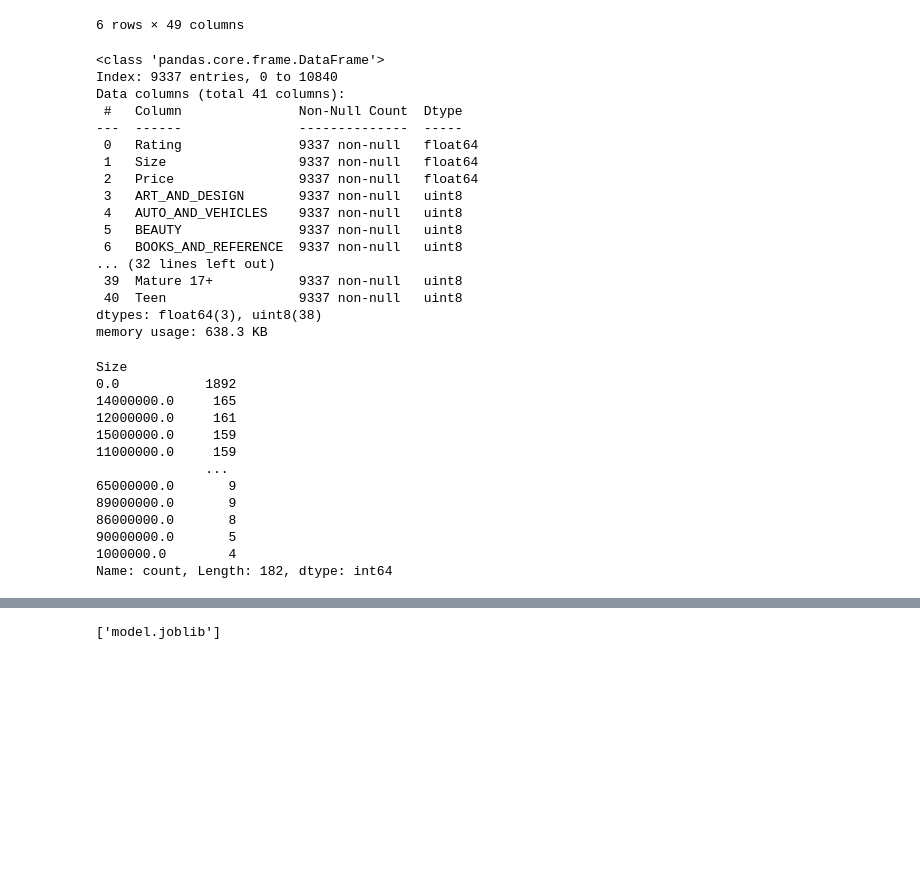
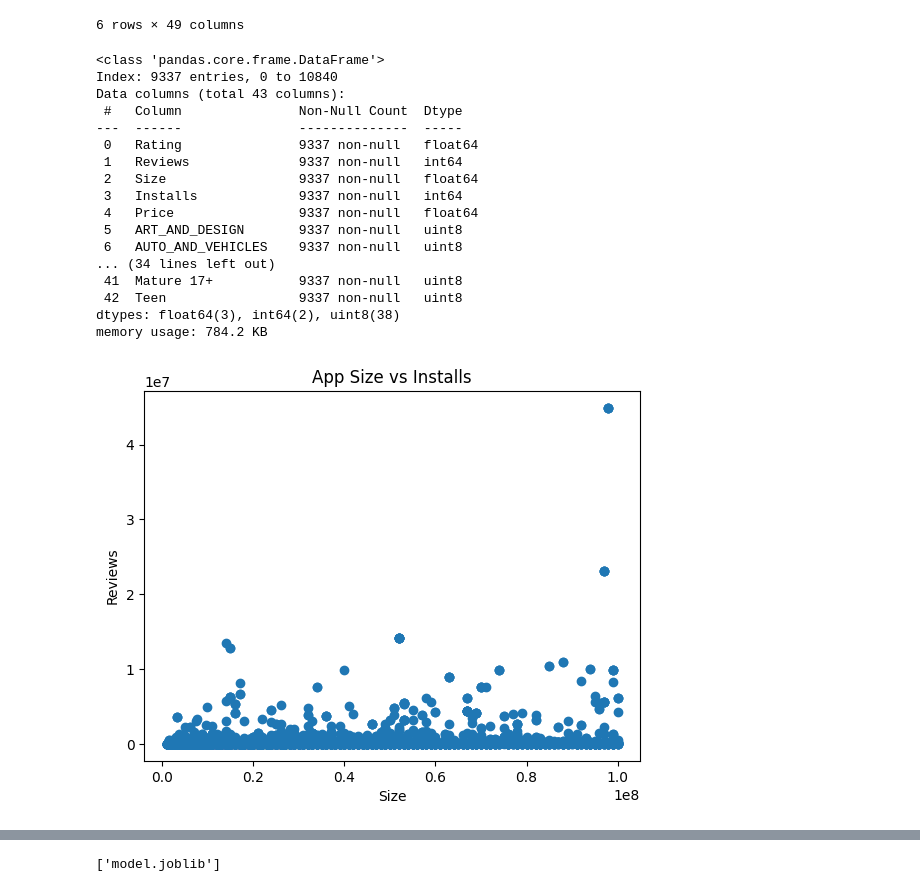
Before and after one commit to james-mahfouz/predicode, a Jupyter notebook: fastapi-backend/predicode-prediction-model/predicode-model.ipynb, the cells around one changed output, grey strips where cells are left out. Cells and saved outputs as stored; diff of their text form; code cells hidden in the pictures; blank space fills up the shorter version.

Commit message:
backend: added the install prediction

```diff
--- a/fastapi-backend/predicode-prediction-model/predicode-model.ipynb
+++ b/fastapi-backend/predicode-prediction-model/predicode-model.ipynb
@@ -273,42 +273,44 @@ df.head(6)
 | 5 | Paper flowers instructions | 4.4 | 167 | 5600000.0 | 50000 | Free | 0.0 | Art & Design | March 26, 2017 | 1.0 | ... |
 6 rows × 49 columns
 # %%
-df = df.drop(['Last Updated', 'Current Ver', 'Android Ver','Type','App','Reviews', 'Installs','Genres'], axis=1)
+# df = df.drop(['Last Updated', 'Current Ver', 'Android Ver','Type','App','Reviews', 'Installs','Genres'], axis=1)
+df = df.drop(['Last Updated', 'Current Ver', 'Android Ver','Type','App','Genres'], axis=1)
 # %%
 df.info()
 # %% [output]
 <class 'pandas.core.frame.DataFrame'>
 Index: 9337 entries, 0 to 10840
-Data columns (total 41 columns):
+Data columns (total 43 columns):
  #   Column               Non-Null Count  Dtype
 ---  ------               --------------  -----
  0   Rating               9337 non-null   float64
- 1   Size                 9337 non-null   float64
- 2   Price                9337 non-null   float64
- 3   ART_AND_DESIGN       9337 non-null   uint8
- 4   AUTO_AND_VEHICLES    9337 non-null   uint8
- 5   BEAUTY               9337 non-null   uint8
- 6   BOOKS_AND_REFERENCE  9337 non-null   uint8
-... (32 lines left out)
- 39  Mature 17+           9337 non-null   uint8
- 40  Teen                 9337 non-null   uint8
-dtypes: float64(3), uint8(38)
-memory usage: 638.3 KB
+ 1   Reviews              9337 non-null   int64
+ 2   Size                 9337 non-null   float64
+ 3   Installs             9337 non-null   int64
+ 4   Price                9337 non-null   float64
+ 5   ART_AND_DESIGN       9337 non-null   uint8
+ 6   AUTO_AND_VEHICLES    9337 non-null   uint8
+... (34 lines left out)
+ 41  Mature 17+           9337 non-null   uint8
+ 42  Teen                 9337 non-null   uint8
+dtypes: float64(3), int64(2), uint8(38)
+memory usage: 784.2 KB
-# %%
-df['Size'].value_counts()
-# %% [output]
-Size
-0.0           1892
-14000000.0     165
-12000000.0     161
-15000000.0     159
-11000000.0     159
-              ...
-65000000.0       9
-89000000.0       9
-86000000.0       8
-90000000.0       5
-1000000.0        4
-Name: count, Length: 182, dtype: int64
 # %%
 df = df[df['Size'] != 0]
+# %%
+import matplotlib.pyplot as plt
+
+# create a scatter plot
+plt.scatter(df['Size'], df['Reviews'])
+
+# set the x and y axis labels
+plt.xlabel('Size')
+plt.ylabel('Reviews')
+
+# set the plot title
+plt.title('App Size vs Installs')
+
+# show the plot
+plt.show()
+# %% [output]
+[figure, added]
```
Also changed, not shown: parts of 16 cells of this notebook, 1 other file.
